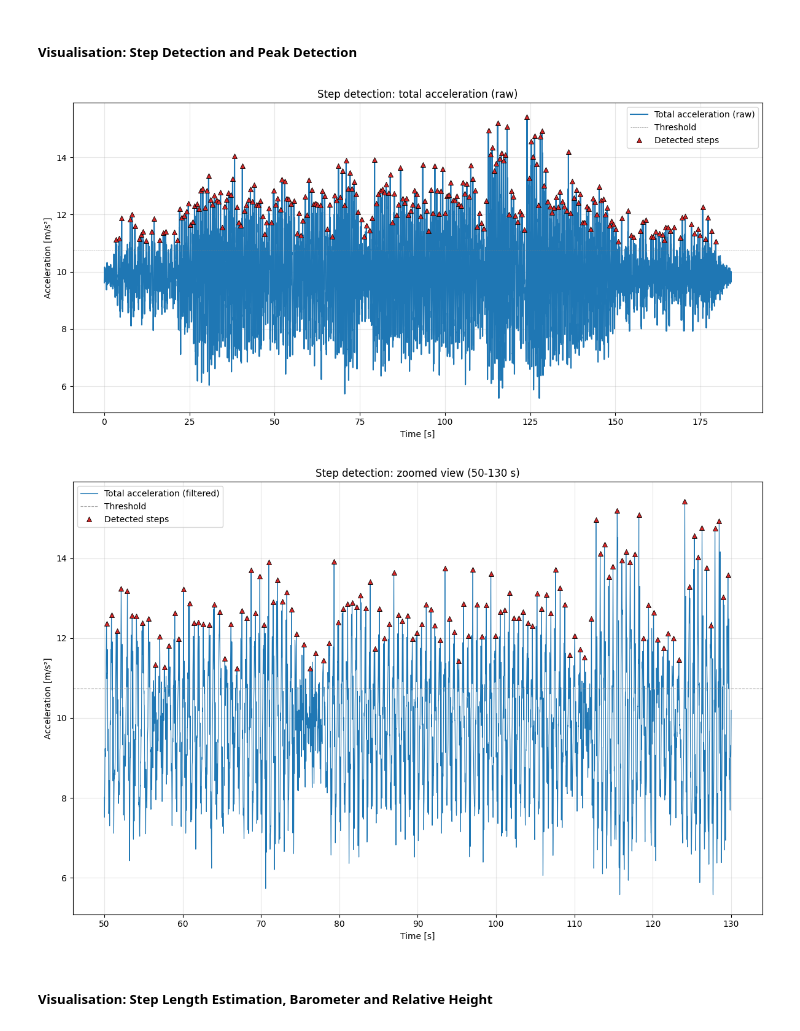
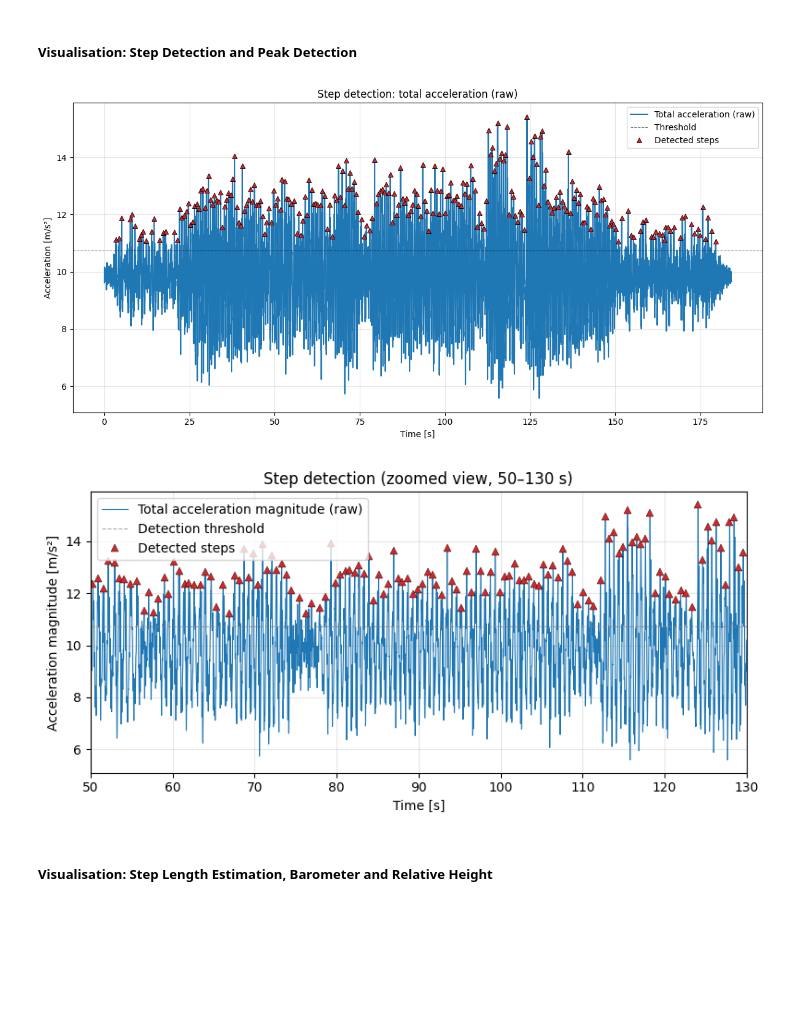
Before and after one commit to bernadettesophia/Navi_Lab02_WS25, a Jupyter notebook: lab02_ws2025_26_GROUPB_KAKUSKA_OETTL.ipynb, the cells around one changed output. Drawn from its saved outputs; the diff is of its cells as text; code cells hidden in the pictures; blank space fills up the shorter version.

Commit message:
plot changeees

```diff
--- a/lab02_ws2025_26_GROUPB_KAKUSKA_OETTL.ipynb
+++ b/lab02_ws2025_26_GROUPB_KAKUSKA_OETTL.ipynb
@@ -322,46 +322,52 @@ Stairs down steps: 18
 # visualisation step detection
 plt.figure(figsize=(12,6))
 plt.plot(acc_data['t'], acc_norm, label="Total acceleration (raw)")
-plt.axhline(threshold, color="gray", linestyle="--", linewidth=0.5, alpha=0.7, label="Threshold")
+plt.axhline(threshold, color="black", linestyle="--", linewidth=0.8, alpha=0.5, label="Threshold")
 plt.plot(acc_data['t'].iloc[peaks], acc_norm.iloc[peaks],
          linestyle="None", marker="^", markersize=6,
          markerfacecolor="#d62728", markeredgecolor="black", markeredgewidth=0.6,
          label="Detected steps")
 plt.xlabel("Time [s]")
 plt.ylabel("Acceleration [m/s²]")
 plt.title("Step detection: total acceleration (raw)")
 plt.legend()
 plt.grid(alpha=0.3)
 plt.tight_layout()
 plt.savefig(os.path.join(output_dir, "step_detection_full.png"), dpi=300)
 plt.show()
 
 # Zoomed-in step detection plot
 t_min, t_max = 50, 130
 mask = (acc_data["t"] >= t_min) & (acc_data["t"] <= t_max)
 t_zoom = acc_data["t"][mask]
 acc_zoom = acc_data["acc_norm"][mask]
 peaks_zoom = peaks[(step_times >= t_min) & (step_times <= t_max)]
 step_times_zoom = step_times[(step_times >= t_min) & (step_times <= t_max)]
 
-plt.figure(figsize=(12,8))
-plt.plot(t_zoom, acc_zoom, label="Total acceleration (filtered)", linewidth=0.8)
-plt.axhline(threshold, color="gray", linestyle="--", linewidth=0.8, alpha=0.7, label="Threshold")
-plt.plot(step_times_zoom, acc_data["acc_norm"].iloc[peaks_zoom],
+plt.figure(figsize=(8,4))
+plt.plot(t_zoom, acc_zoom,
+         label="Total acceleration magnitude (raw)",
+         linewidth=0.8)
+plt.axhline(threshold,
+            color="gray", linestyle="--", linewidth=0.8, alpha=0.7,
+            label="Detection threshold")
+plt.plot(step_times_zoom,
+         acc_data["acc_norm"].iloc[peaks_zoom],
          linestyle="None", marker="^", markersize=6,
-         markerfacecolor="#d62728", markeredgecolor="black", markeredgewidth=0.6,
+         markerfacecolor="#d62728", markeredgecolor="black", markeredgewidth=0.3,
          label="Detected steps")
 plt.xlabel("Time [s]")
-plt.ylabel("Acceleration [m/s²]")
-plt.title(f"Step detection: zoomed view ({t_min}-{t_max} s)")
+plt.ylabel("Acceleration magnitude [m/s²]")
+plt.title(f"Step detection (zoomed view, {t_min}–{t_max} s)")
+plt.xlim(t_min, t_max)
 plt.legend()
 plt.grid(alpha=0.3)
 plt.tight_layout()
 plt.savefig(os.path.join(output_dir, "step_detection_zoom.png"), dpi=300)
 plt.show()
 # %% [output]
 [figure]
-[figure, old version]
+[figure, new version]
 # %% [markdown]
 ##### Visualisation: Step Length Estimation, Barometer and Relative Height
 # %%
```
Also changed, not shown: 3 other files.
